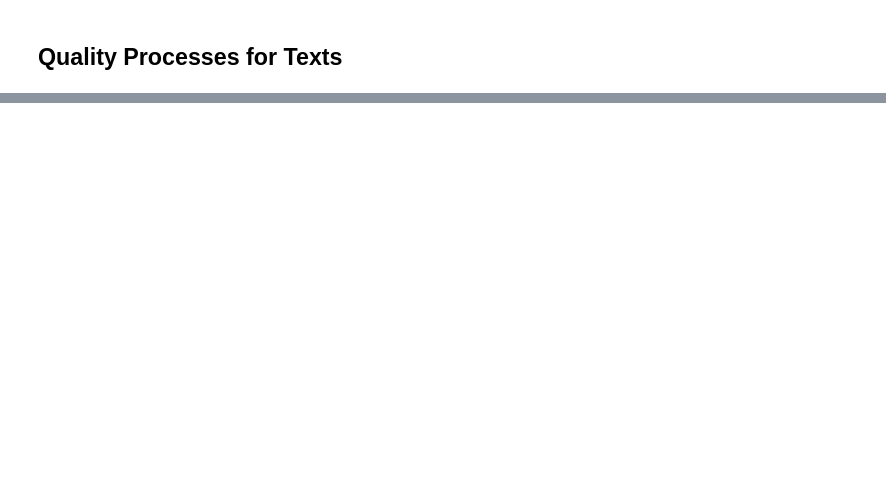
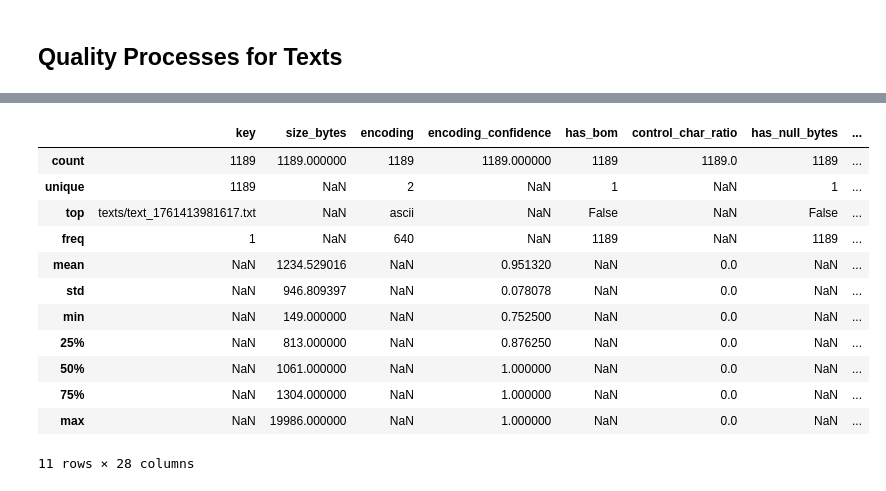
Before and after one commit to Darkness-H/multi-modal-management-pipeline, a Jupyter notebook: Trusted Zone/trusted_zone_text_quality_processes.ipynb, the cells around one changed output, grey strips where cells are left out. Saved outputs shown, nothing was run; the diff lists cells and outputs as text; code cells hidden in the pictures; blank space fills up the shorter version.

```diff
--- a/Trusted Zone/trusted_zone_text_quality_processes.ipynb
+++ b/Trusted Zone/trusted_zone_text_quality_processes.ipynb
@@ -107,0 +209,17 @@ df_data
+# %%
+# Have a quick summary of the data
+df.describe(include="all")
+# %% [output]
+|  | key | size_bytes | encoding | encoding_confidence | has_bom | control_char_ratio | has_null_bytes | ... |
+| count | 1189 | 1189.000000 | 1189 | 1189.000000 | 1189 | 1189.0 | 1189 | ... |
+| unique | 1189 | NaN | 2 | NaN | 1 | NaN | 1 | ... |
+| top | texts/text_1761413981617.txt | NaN | ascii | NaN | False | NaN | False | ... |
+| freq | 1 | NaN | 640 | NaN | 1189 | NaN | 1189 | ... |
+| mean | NaN | 1234.529016 | NaN | 0.951320 | NaN | 0.0 | NaN | ... |
+| std | NaN | 946.809397 | NaN | 0.078078 | NaN | 0.0 | NaN | ... |
+| min | NaN | 149.000000 | NaN | 0.752500 | NaN | 0.0 | NaN | ... |
+| 25% | NaN | 813.000000 | NaN | 0.876250 | NaN | 0.0 | NaN | ... |
+| 50% | NaN | 1061.000000 | NaN | 1.000000 | NaN | 0.0 | NaN | ... |
+| 75% | NaN | 1304.000000 | NaN | 1.000000 | NaN | 0.0 | NaN | ... |
+| max | NaN | 19986.000000 | NaN | 1.000000 | NaN | 0.0 | NaN | ... |
+11 rows × 28 columns
```
Also changed, not shown: parts of 14 cells of this notebook, 6 other files.
